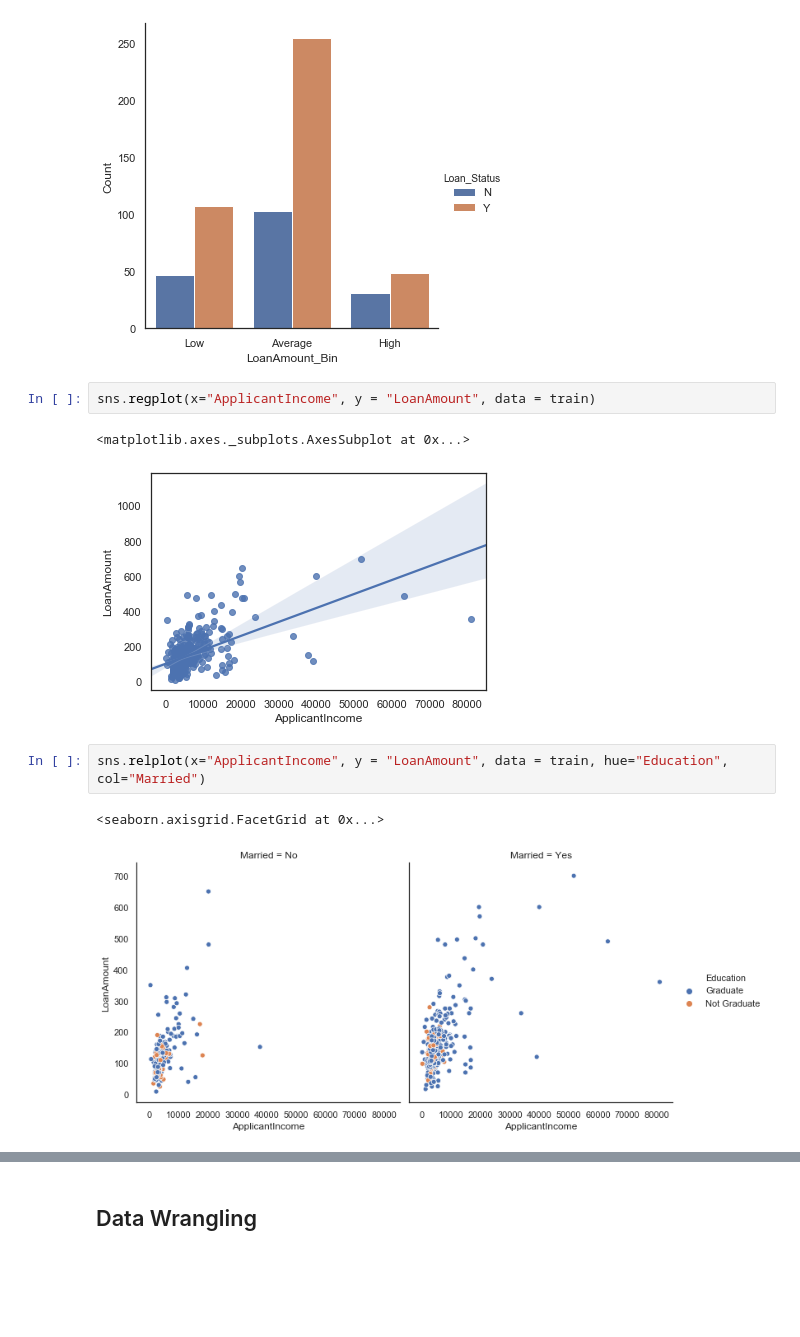
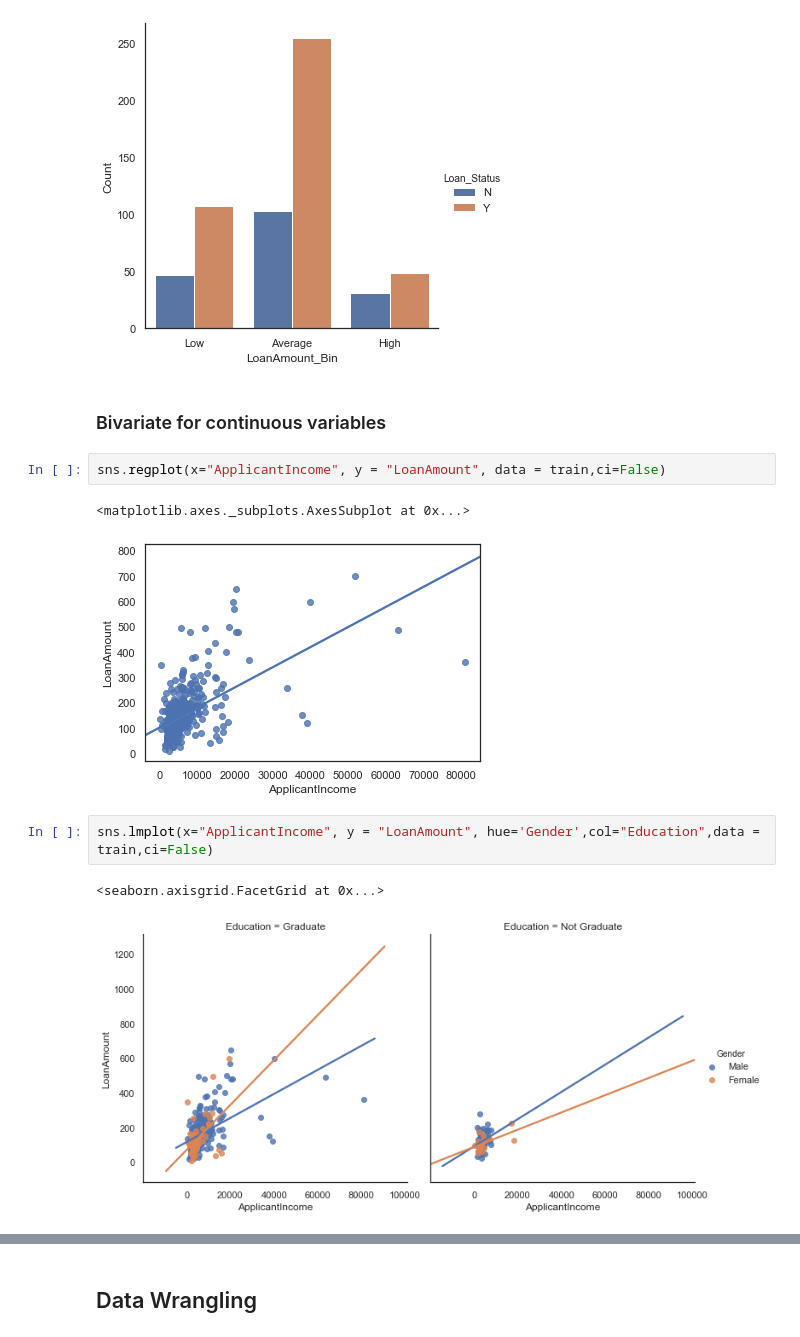
Before and after one commit to srikanthpragada/DS_01_OCT_2019, a Jupyter notebook: loan/loan_prediction.ipynb, the cells around one changed output, grey strips where cells are left out. Saved outputs shown, nothing was run; the diff lists cells and outputs as text; blank space fills up the shorter version.

```diff
--- a/loan/loan_prediction.ipynb
+++ b/loan/loan_prediction.ipynb
@@ -457,13 +477,15 @@ sns.catplot(x="LoanAmount_Bin",y="Count", hue="Loan_Status", data=d, kind="bar")
 5           Y           High     49
 <seaborn.axisgrid.FacetGrid at 0x...>
 [figure]
+# %% [markdown]
+### Bivariate for continuous variables
 # %%
-sns.regplot(x="ApplicantIncome", y = "LoanAmount", data = train)
+sns.regplot(x="ApplicantIncome", y = "LoanAmount", data = train,ci=False)
 # %% [output]
 <matplotlib.axes._subplots.AxesSubplot at 0x...>
-[figure, old version]
+[figure, new version]
 # %%
-sns.relplot(x="ApplicantIncome", y = "LoanAmount", data = train, hue="Education", col="Married")
+sns.lmplot(x="ApplicantIncome", y = "LoanAmount", hue='Gender',col="Education",data = train,ci=False)
 # %% [output]
 <seaborn.axisgrid.FacetGrid at 0x...>
-[figure, old version]
+[figure, new version]
```
Also changed, not shown: parts of 10 cells of this notebook.
